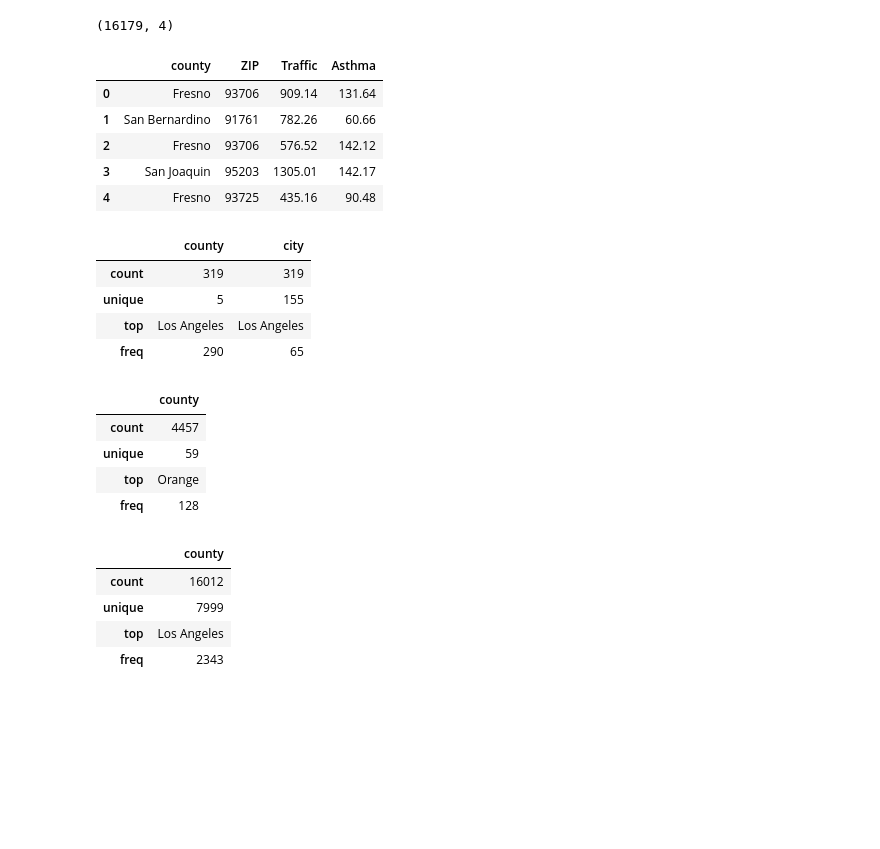
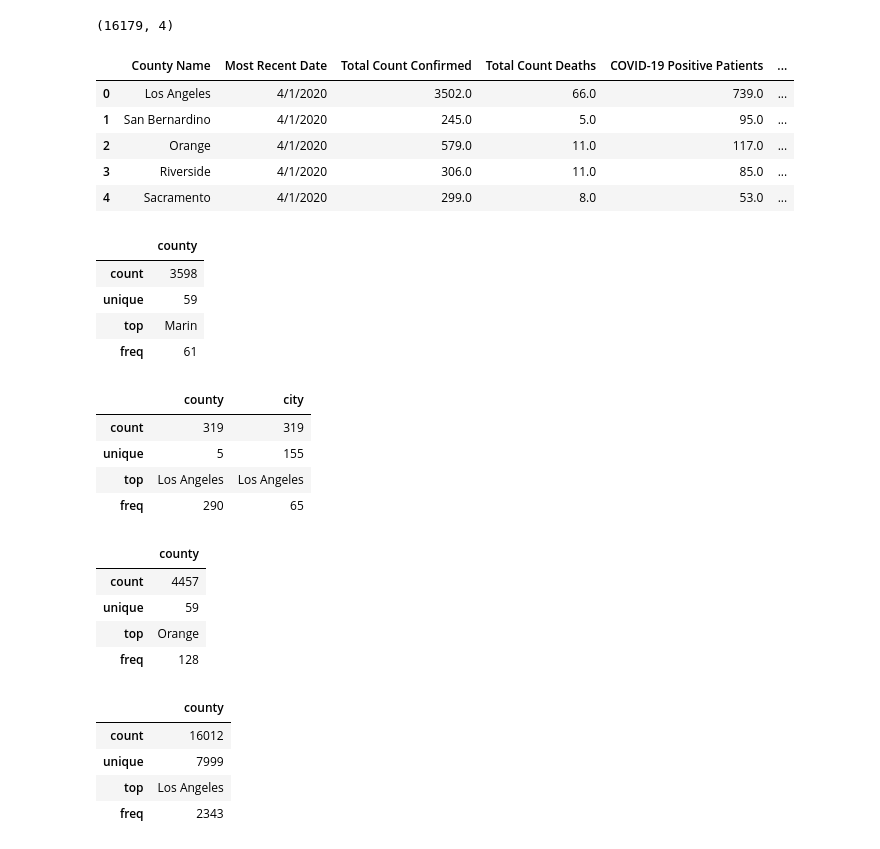
Before and after one commit to salma71/COVID_-LA, a Jupyter notebook: data_expolration.ipynb, the cells around one changed output. Cells and saved outputs as stored; diff of their text form; code cells hidden in the pictures; blank space fills up the shorter version.

Commit message:
include tot_cases to the merging one, rename the tot_cases columns

```diff
--- a/data_expolration.ipynb
+++ b/data_expolration.ipynb
@@ -9,6 +9,13 @@ url = 'https://data.chhs.ca.gov/dataset/6882c390-b2d7-4b9a-aefa-2068cee63e47/res
 tot_cases = pd.read_csv(url, parse_dates=True)
 with pd.option_context('display.max_columns', None):
   display(tot_cases.head())
+tot_cases['month'] = pd.DatetimeIndex(tot_cases['Most Recent Date']).month
+tot_cases['day'] = pd.DatetimeIndex(tot_cases['Most Recent Date']).day
+tot_cases['year'] = pd.DatetimeIndex(tot_cases['Most Recent Date']).year
+with pd.option_context('display.max_columns', None):
+  display(tot_cases.head())
+
+display(tot_cases[['County Name']].describe())
 # %% [output]
 |  | County Name | Most Recent Date | Total Count Confirmed | Total Count Deaths | COVID-19 Positive Patients | ... |
 | 0 | Los Angeles | 4/1/2020 | 3502.0 | 66.0 | 739.0 | ... |
@@ -198,35 +238,45 @@ asthma_by_age.shape
 | 3 | San Joaquin | 95203 | 1305.01 | 142.17 |
 | 4 | Fresno | 93725 | 435.16 | 90.48 |
 (16179, 4)
+# %%
+tot_cases.head()
+# %% [output]
+|  | County Name | Most Recent Date | Total Count Confirmed | Total Count Deaths | COVID-19 Positive Patients | ... |
+| 0 | Los Angeles | 4/1/2020 | 3502.0 | 66.0 | 739.0 | ... |
+| 1 | San Bernardino | 4/1/2020 | 245.0 | 5.0 | 95.0 | ... |
+| 2 | Orange | 4/1/2020 | 579.0 | 11.0 | 117.0 | ... |
+| 3 | Riverside | 4/1/2020 | 306.0 | 11.0 | 85.0 | ... |
+| 4 | Sacramento | 4/1/2020 | 299.0 | 8.0 | 53.0 | ... |
 # %%
+# rename columns - easy merging
+tot_cases = tot_cases.rename(columns={'County Name': 'county', 'Total Count Deaths': 'death'})
 census = census.rename(columns={'Zip Code': 'ZIP', 'Total Population': 'population'})
 cases_by_county = cases_by_county.drop(columns=['fips', 'date'])
 asthma_by_age = asthma_by_age.rename(columns={'California County': 'county'})
-asthma_by_age.head()
-# %% [output]
-|  | county | ZIP | Traffic | Asthma |
-| 0 | Fresno | 93706 | 909.14 | 131.64 |
-| 1 | San Bernardino | 91761 | 782.26 | 60.66 |
-| 2 | Fresno | 93706 | 576.52 | 142.12 |
-| 3 | San Joaquin | 95203 | 1305.01 | 142.17 |
-| 4 | Fresno | 93725 | 435.16 | 90.48 |
 # %%
+# get the unique values from summary statistics to count the counties.
+display(tot_cases[['county']].describe())
 display(census[['county', 'city']].describe())
 display(cases_by_county[['county']].describe())
 display(asthma_by_age[['county']].describe())
 # %% [output]
-|  | county | city |
-| count | 319 | 319 |
-| unique | 5 | 155 |
-| top | Los Angeles | Los Angeles |
-| freq | 290 | 65 |
+|  | county |
+| count | 3598 |
+| unique | 59 |
+| top | Marin |
+| freq | 61 |
-|  | county |
-| count | 4457 |
-| unique | 59 |
-| top | Orange |
-| freq | 128 |
+|  | county | city |
+| count | 319 | 319 |
+| unique | 5 | 155 |
+| top | Los Angeles | Los Angeles |
+| freq | 290 | 65 |
 |  | county |
-| count | 16012 |
-| unique | 7999 |
-| top | Los Angeles |
-| freq | 2343 |
+| count | 4457 |
+| unique | 59 |
+| top | Orange |
+| freq | 128 |
+|  | county |
+| count | 16012 |
+| unique | 7999 |
+| top | Los Angeles |
+| freq | 2343 |
```
Also changed, not shown: parts of 4 cells of this notebook.
